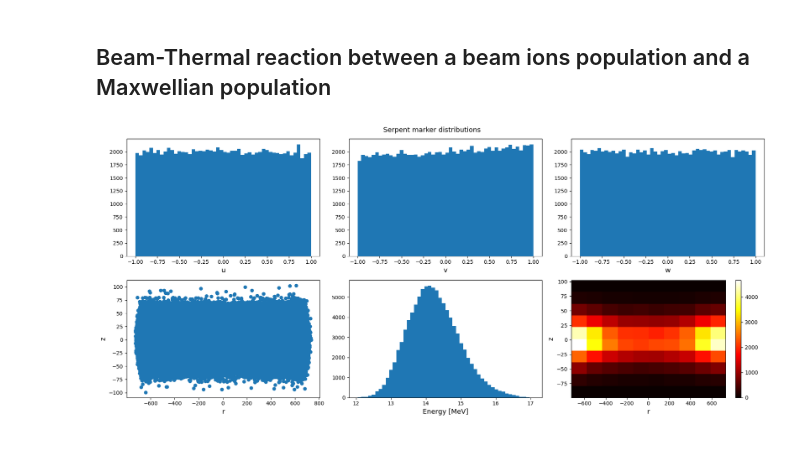
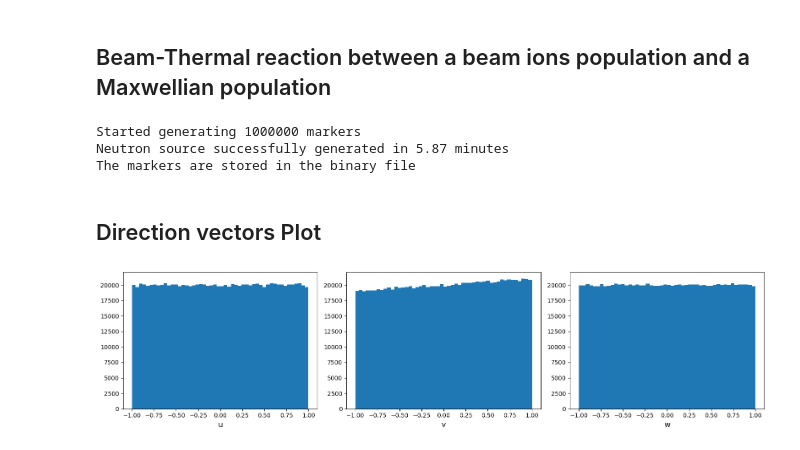
Before and after one commit to ascot4fusion/ascot5, a Jupyter notebook: post_processing_5d_to_6d/example_markers6D.ipynb, the cells around one changed output. Drawn from its saved outputs; the diff is of its cells as text; code cells hidden in the pictures.

```diff
--- a/post_processing_5d_to_6d/example_markers6D.ipynb
+++ b/post_processing_5d_to_6d/example_markers6D.ipynb
@@ -23,21 +111,53 @@ plot_serpent_marker_arr(mrk, bins = 50)
 # %%
 from a5py import Ascot
 import numpy as np
-from dist_5d_to_6d import *
-
+import unyt
 
 markerfile_name = "serpent_input_beam"
-a5 = Ascot("ascot.h5")
+a5 = Ascot("../ascot.h5")
 
 beamdist = a5.data.BEAMSD.getdist("5d")
 
+# In Beam-Thermal mode it can be provided either the grid or in (r, phi, z) the edges of the simulation domain
 r = beamdist.abscissa_edges("r")
-phi = beamdist.abscissa_edges("phi")
+phi = np.array([-60.0, 60.0])*unyt.degree
 z = beamdist.abscissa_edges("z")
 
+n_markers = 1000000
+
 # Markerfile name optional, when beam distribution not provided both reactants are Maxwellian
-mrk = a5.afsi.generate_markers_rejection(100000, "DT_He4n", r, phi, z, marker_file=markerfile_name, beam=beamdist)
-
-plot_serpent_marker_arr(mrk, bins = 50)
+markers = a5.afsi.generate_markers_rejection(n_markers, "DT_He4n", r, phi, z, marker_file=markerfile_name, beam=beamdist)
 # %% [output]
-[figure, removed]
+Started generating 1000000 markers
+Neutron source successfully generated in 5.87 minutes
+The markers are stored in the binary file
+# %% [markdown]
+## Direction vectors Plot
+# %%
+bins = 50
+# Unpack markers
+x = markers[:, 0]
+y  = markers[:, 1]
+z = markers[:, 2]
+u = markers[:, 3]
+v = markers[:, 4]
+w = markers[:, 5]
+ekin = markers[:, 6]
+fig = plt.figure(figsize=(16, 4))
+
+ax1 = fig.add_subplot(1, 3, 1)
+ax1.hist(u, bins=bins)
+ax1.set_xlabel("u",fontsize = 13)
+
+ax2 = fig.add_subplot(1, 3, 2, sharey=ax1)
+ax2.hist(v, bins=bins)
+ax2.set_xlabel("v",fontsize = 13)
+
+ax3 = fig.add_subplot(1, 3, 3, sharey=ax1)
+ax3.hist(w, bins=bins)
+ax3.set_xlabel("w", fontsize = 13)
+
+plt.tight_layout()
+plt.show()
+# %% [output]
+[figure, added]
```
Also changed, not shown: parts of 11 cells of this notebook, 1 other file.
